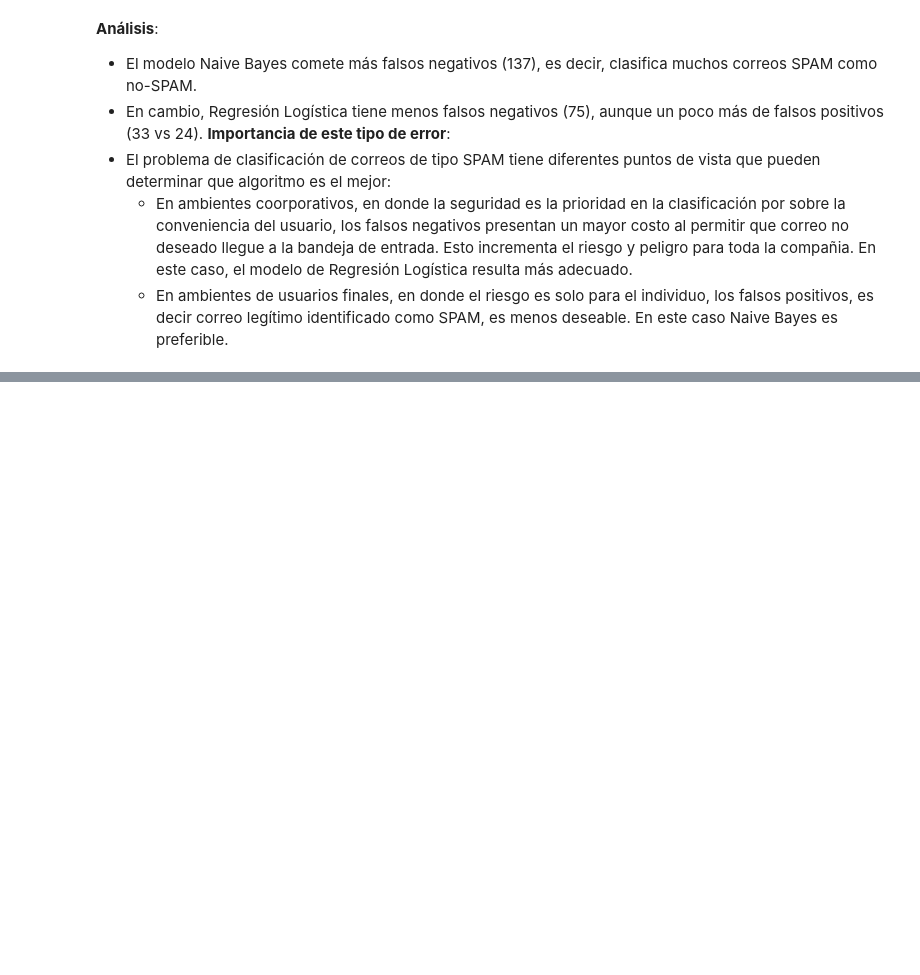
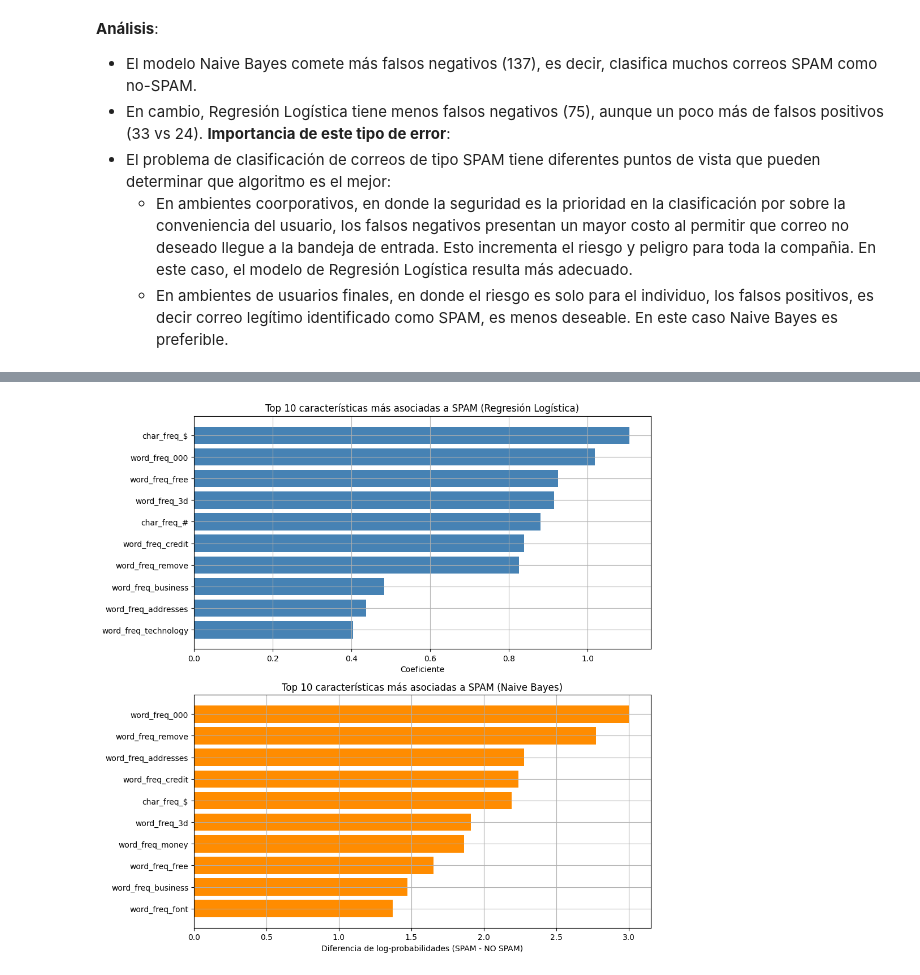
Before and after one commit to martinbrocca/CEIA-IIA, a Jupyter notebook: TP3/tp3.ipynb, the cells around one changed output, grey strips where cells are left out. Cells and saved outputs as stored; diff of their text form; code cells hidden in the pictures; blank space fills up the shorter version.

Commit message:
Agregar especif, top 10 por modelo y conclusiones

```diff
--- a/TP3/tp3.ipynb
+++ b/TP3/tp3.ipynb
@@ -361,0 +429,36 @@ En ambientes de usuarios finales, donde el riesgo se limita al individuo, los fa
+# %%
+# -- Regresión Logística --
+# Extraer modelo desde el pipeline
+modelo_log = pipeline_logistic_reg.named_steps['classifier']
+feature_names = X_train.columns
+coefs_log = modelo_log.coef_[0]
+top_idx_log = np.argsort(coefs_log)[-10:]
+top_features_log = feature_names[top_idx_log]
+top_values_log = coefs_log[top_idx_log]
+
+# -- Naive Bayes --
+modelo_nb = pipeline_bayes_scaled.named_steps['classifier']
+log_prob_diff = modelo_nb.feature_log_prob_[1] - modelo_nb.feature_log_prob_[0]
+top_idx_nb = np.argsort(log_prob_diff)[-10:]
+top_features_nb = feature_names[top_idx_nb]
+top_values_nb = log_prob_diff[top_idx_nb]
+
+# -- Crear figura con subplots --
+fig, axs = plt.subplots(2, 1, figsize=(10, 10))
+
+# Gráfico Regresión Logística
+axs[0].barh(top_features_log, top_values_log, color='steelblue')
+axs[0].set_title("Top 10 características más asociadas a SPAM (Regresión Logística)")
+axs[0].set_xlabel("Coeficiente")
+axs[0].grid(True)
+
+# Gráfico Naive Bayes
+axs[1].barh(top_features_nb, top_values_nb, color='darkorange')
+axs[1].set_title("Top 10 características más asociadas a SPAM (Naive Bayes)")
+axs[1].set_xlabel("Diferencia de log-probabilidades (SPAM - NO SPAM)")
+axs[1].grid(True)
+
+plt.tight_layout()
+plt.show()
+# %% [output]
+[figure, added]
```
Also changed, not shown: parts of 12 cells of this notebook.
